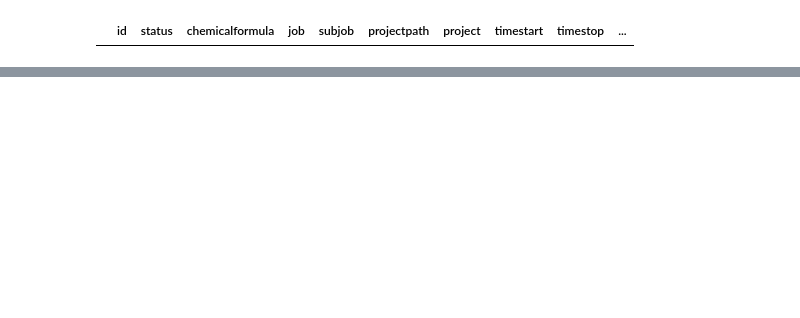
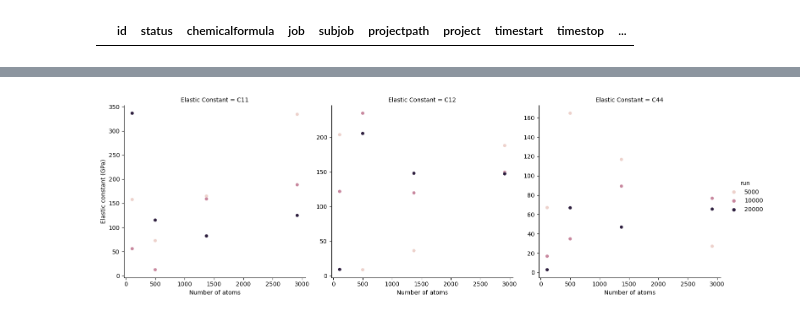
Before and after one commit to pyiron/hackathon, a Jupyter notebook: hackathon/elastic_constants/MD_22-10-25_ohne_job.ipynb, the cells around one changed output, grey strips where cells are left out. Saved outputs shown, nothing was run; the diff lists cells and outputs as text; code cells hidden in the pictures; blank space fills up the shorter version.

```diff
--- a/hackathon/elastic_constants/MD_22-10-25_ohne_job.ipynb
+++ b/hackathon/elastic_constants/MD_22-10-25_ohne_job.ipynb
@@ -760,0 +721,7 @@ table.get_dataframe()
+# %%
+results_df['cell_scale_value'] = results_df['input_params'].apply(lambda x: x.get('cell_scale_value'))
+results_df['run'] = results_df['input_params'].apply(lambda x: x.get('run'))
+# %%
+results_df['n_atoms'] = ((results_df['cell_scale_value'])**3) * 4
+# %%
+results_df[['C11', 'C12', 'C44']] = pd.DataFrame(results_df['elastic_constants'].tolist(), index=results_df.index)
@@ -760,0 +749,3 @@ table.get_dataframe()
+# %%
+results_melted = results_df.melt(id_vars=['n_atoms', 'run'], value_vars=['C11', 'C12', 'C44'],
+                                 var_name='Elastic Constant', value_name='Value')
@@ -760,0 +772,6 @@ table.get_dataframe()
+# %%
+g = sns.relplot(data=results_melted, x='n_atoms', y='Value', hue='run', col='Elastic Constant', kind='scatter', facet_kws={'sharey': False})
+g.set_axis_labels('Number of atoms', 'Elastic constant (GPa)')
+plt.show()
+# %% [output]
+[figure, added]
```
Also changed, not shown: parts of 26 cells of this notebook.
